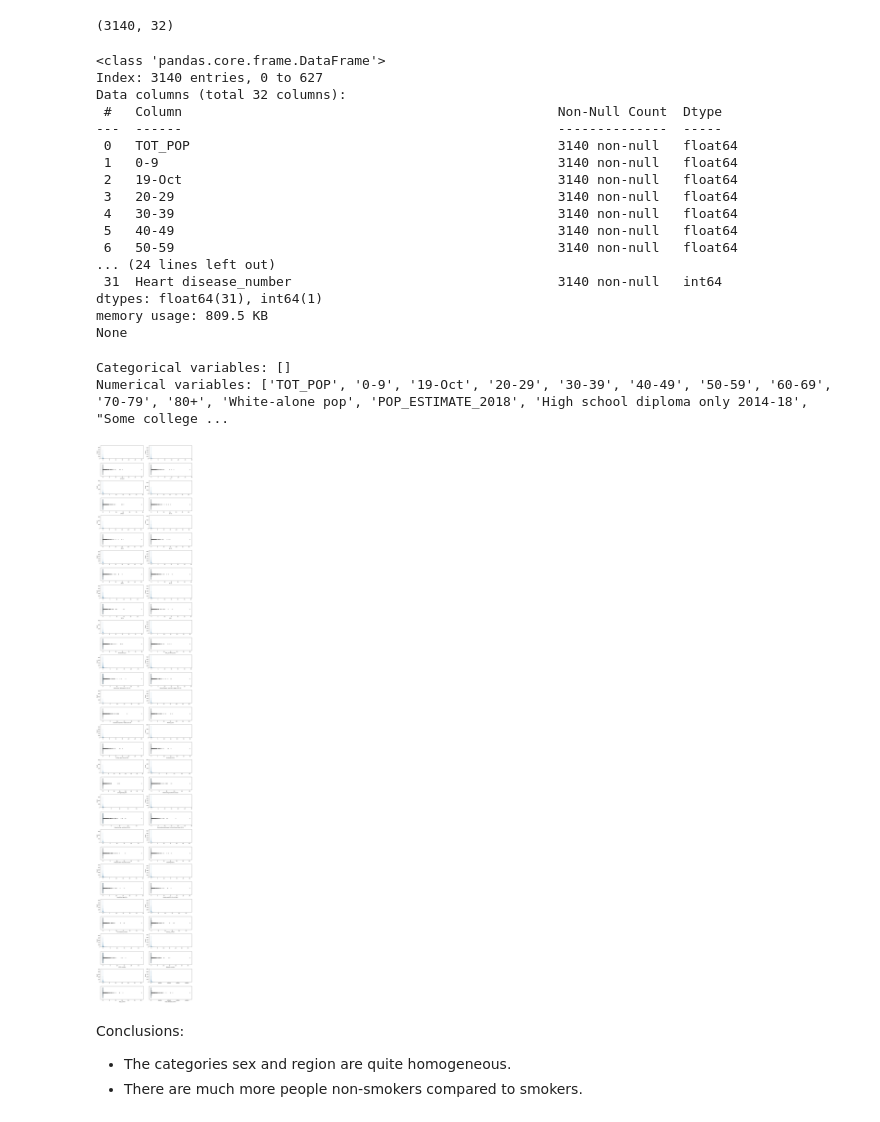
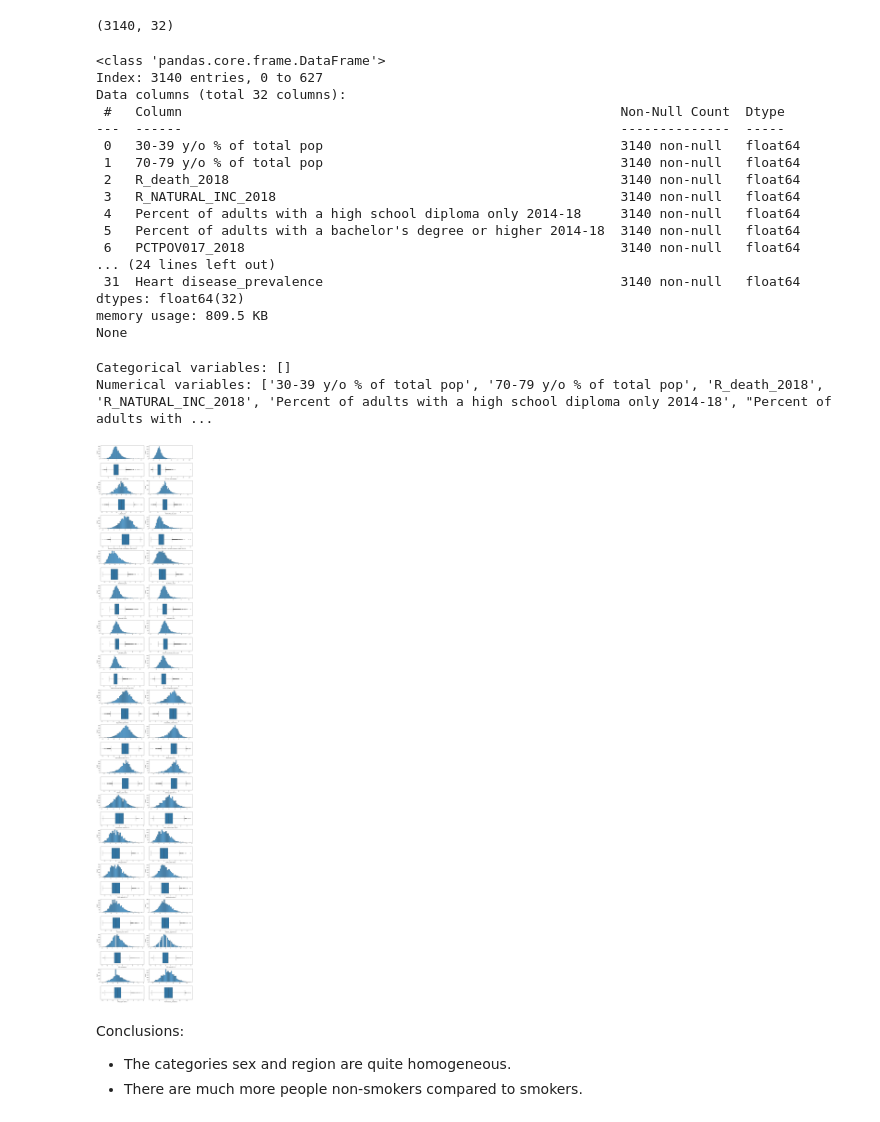
Before and after one commit to 4GeeksAcademy/machine-learning-regularized-linear-regression-Juli-MM, a Jupyter notebook: src/explore.ipynb, the cells around one changed output. Cells and saved outputs as stored; diff of their text form; code cells hidden in the pictures.

```diff
--- a/src/explore.ipynb
+++ b/src/explore.ipynb
@@ -126,7 +126,7 @@ norm_features = scaler.fit_transform(total_data[num_variables])
 # Create a new dataset with numeric variables normalized and the target variable.
 
 total_data_scal = pd.DataFrame(norm_features, index = total_data.index, columns = num_variables)
-total_data_scal["Heart disease_number"] = total_data["Heart disease_number"]
+total_data_scal["Heart disease_prevalence"] = total_data["Heart disease_prevalence"]
 total_data_scal.head()
 # %% [output]
 |  | fips | TOT_POP | 0-9 | 0-9 y/o % of total pop | 19-Oct | 10-19 y/o % of total pop | 20-29 | ... |
@@ -139,13 +139,12 @@ total_data_scal.head()
 # %%
 # Feature Selection:
 
-from sklearn.model_selection import train_test_split
 from sklearn.feature_selection import SelectKBest, f_regression
 
 # Divide dataset in train and test:
 
-X = total_data_scal.drop(columns=["Heart disease_number"])
-y = total_data_scal["Heart disease_number"]
+X = total_data_scal.drop(columns=["Heart disease_prevalence"])
+y = total_data_scal["Heart disease_prevalence"]
 X_train, X_test, y_train, y_test = train_test_split(X, y, test_size = 0.2, random_state = 42)
 
 # Store the index values of the training and testing datasets:
@@ -155,7 +154,7 @@ test_indices = list(X_test.index)
 
 # KBest Selection for the best Features
 
-k = int(len(X_train.columns) * 0.3)
+#k = int(len(X_train.columns) * 0.3)
 selection_model = SelectKBest(score_func = f_regression, k = k)
 selection_model.fit(X_train, y_train)
 ix = selection_model.get_support()
@@ -186,19 +185,19 @@ X_test_sel.head()
 # %%
 # Combine and save datasets:
 
-X_train_sel["Heart disease_number"] = list(y_train)
-X_test_sel["Heart disease_number"] = list(y_test)
+X_train_sel["Heart disease_prevalence"] = list(y_train)
+X_test_sel["Heart disease_prevalence"] = list(y_test)
 
 X_train_sel.to_csv("../data/processed/clean_train.csv", index = False)
 X_test_sel.to_csv("../data/processed/clean_test.csv", index = False)
 # %%
 # Concatenate and save the new dataset:
 
-total_data = pd.concat([X_train_sel, X_test_sel])
+combo_data = pd.concat([X_train_sel, X_test_sel])
 
 # Save dataset:
 
-total_data.to_csv('/workspaces/machine-learning-regularized-linear-regression-Juli-MM/data/raw/total_data.csv', index=False)
+combo_data.to_csv('/workspaces/machine-learning-regularized-linear-regression-Juli-MM/data/raw/total_data.csv', index=False)
 
-total_data.head()
+combo_data.head()
 # %% [output]
@@ -220,72 +219,71 @@ total_data.shape
 # %%
 # Dataset info:
 
-print(total_data.info())
+print(combo_data.info())
 # %% [output]
 <class 'pandas.core.frame.DataFrame'>
 Index: 3140 entries, 0 to 627
 Data columns (total 32 columns):
- #   Column                                                Non-Null Count  Dtype
----  ------                                                --------------  -----
- 0   TOT_POP                                               3140 non-null   float64
- 1   0-9                                                   3140 non-null   float64
- 2   19-Oct                                                3140 non-null   float64
- 3   20-29                                                 3140 non-null   float64
- 4   30-39                                                 3140 non-null   float64
- 5   40-49                                                 3140 non-null   float64
- 6   50-59                                                 3140 non-null   float64
+ #   Column                                                        Non-Null Count  Dtype
+---  ------                                                        --------------  -----
+ 0   30-39 y/o % of total pop                                      3140 non-null   float64
+ 1   70-79 y/o % of total pop                                      3140 non-null   float64
+ 2   R_death_2018                                                  3140 non-null   float64
+ 3   R_NATURAL_INC_2018                                            3140 non-null   float64
+ 4   Percent of adults with a high school diploma only 2014-18     3140 non-null   float64
+ 5   Percent of adults with a bachelor's degree or higher 2014-18  3140 non-null   float64
+ 6   PCTPOV017_2018                                                3140 non-null   float64
 ... (24 lines left out)
- 31  Heart disease_number                                  3140 non-null   int64
-dtypes: float64(31), int64(1)
+ 31  Heart disease_prevalence                                      3140 non-null   float64
+dtypes: float64(32)
 memory usage: 809.5 KB
 None
 # %%
 # Separate in 2 lists the numerical and categorical variables
 
-cat_variables = total_data.select_dtypes(include=['object']).columns.tolist()
-num_variables = total_data.select_dtypes(include=['number']).columns.tolist()
+cat_variables = combo_data.select_dtypes(include=['object']).columns.tolist()
+num_variables = combo_data.select_dtypes(include=['number']).columns.tolist()
 
 print("Categorical variables:", cat_variables)
 print("Numerical variables:", num_variables)
 # %% [output]
 Categorical variables: []
-Numerical variables: ['TOT_POP', '0-9', '19-Oct', '20-29', '30-39', '40-49', '50-59', '60-69', '70-79', '80+', 'White-alone pop', 'POP_ESTIMATE_2018', 'High school diploma only 2014-18', "Some college ...
+Numerical variables: ['30-39 y/o % of total pop', '70-79 y/o % of total pop', 'R_death_2018', 'R_NATURAL_INC_2018', 'Percent of adults with a high school diploma only 2014-18', "Percent of adults with ...
 # %%
 # Univariate Data Analysis
 
 # Numerical Univariate Analysis: ['TOT_POP', '0-9', '19-Oct', '20-29', '30-39', '40-49', '50-59', '60-69', '70-79', '80+', 'White-alone pop', 'POP_ESTIMATE_2018', 'High school diploma only 2014-18', "Some college or associate's degree 2014-18", "Bachelor's degree or higher 2014-18", 'POVALL_2018', 'Civilian_labor_force_2018', 'Employed_2018', 'Unemployed_2018', 'Total nurse practitioners (2019)', 'Total physician assistants (2019)', 'Family Medicine/General Practice Primary Care (2019)', 'Total Specialist Physicians (2019)', 'Total Population', 'Population Aged 60+', 'county_pop2018_18 and older', 'anycondition_number', 'Obesity_number', 'COPD_number', 'diabetes_number', 'CKD_number', 'Heart disease_number']
 
 import seaborn as sns
 import matplotlib.pyplot as plt
 import numpy as np
 
-# Create the subplots with custom height ratios:
+# List of column names from your dataset
+
+column_names = combo_data.columns
+
+# Create the subplots with custom height ratios
 
 fig, axis = plt.subplots(32, 2 , figsize=(14, 80))
 
-# List of column names from your dataset:
 
-column_names = total_data.columns
-
-# Iterate through each column and plot histograms and box plots:
+# Iterate through each column and plot histograms and box plots
 
 for i, col_name in enumerate(column_names):
     if i % 2 == 0 :
-        sns.histplot(ax=axis[i, 0], data=total_data, x=col_name).set(xlabel=None)
-        sns.boxplot(ax=axis[i + 1, 0 ], data=total_data, x=col_name)
+        sns.histplot(ax = axis[i, 0], data = combo_data, x = col_name).set(xlabel=None)
+        sns.boxplot(ax = axis[i + 1, 0 ], data = combo_data, x = col_name)
     else :
-        sns.histplot(ax=axis[i - 1, 1], data=total_data, x=col_name).set(xlabel=None)
-        sns.boxplot(ax=axis[i , 1 ], data=total_data, x=col_name)
+        sns.histplot(ax=axis[i - 1, 1], data = combo_data, x = col_name).set(xlabel=None)
+        sns.boxplot(ax=axis[i , 1 ], data = combo_data, x = col_name)
 
-# Adjust Layout
-
+# Adjust the layout
 plt.tight_layout()
 
-# Plot the Data
-
+# Show the plot
 plt.show()
 # %% [output]
-[figure, old version]
+[figure, new version]
 # %% [markdown]
 Conclusions:
 
```
Also changed, not shown: parts of 5 cells of this notebook, 3 other files.
